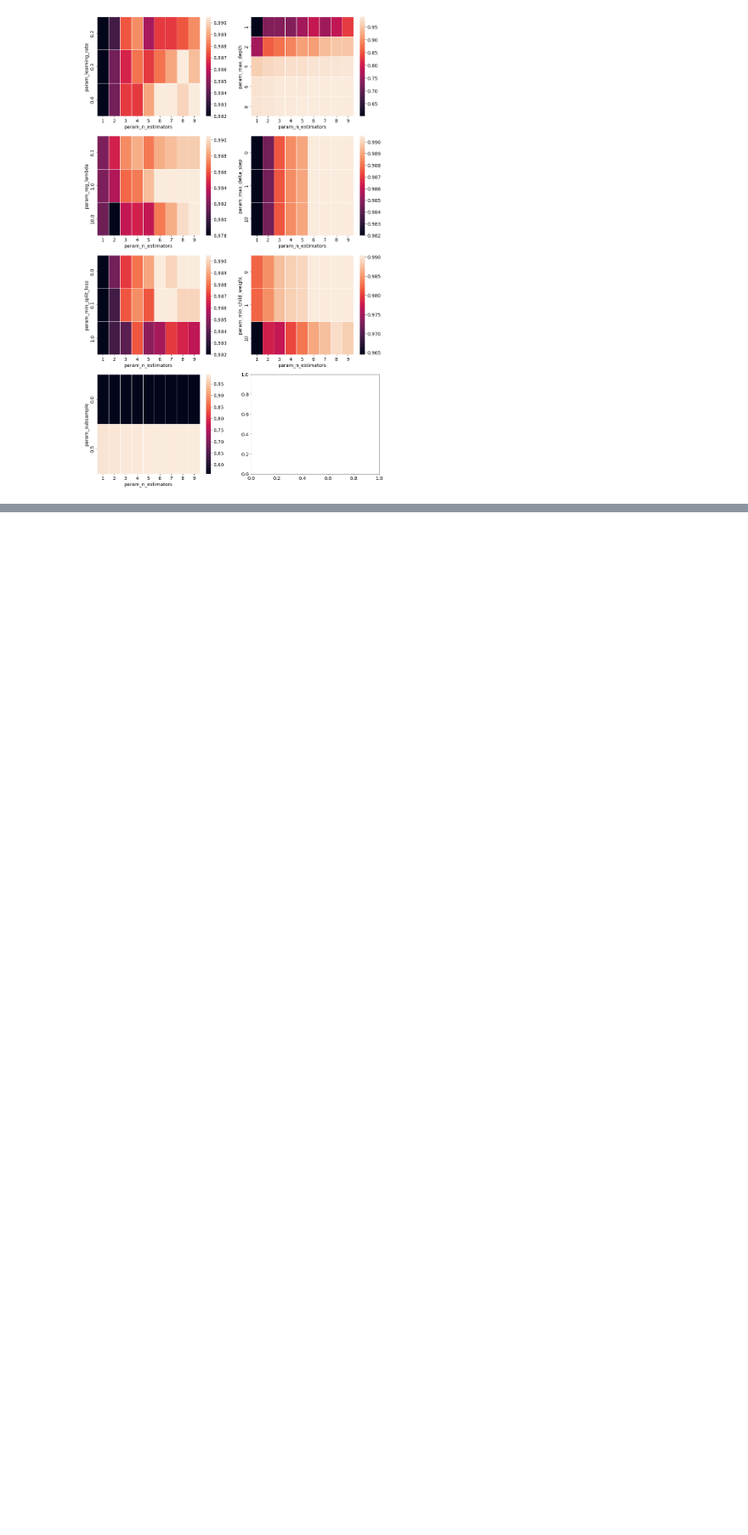
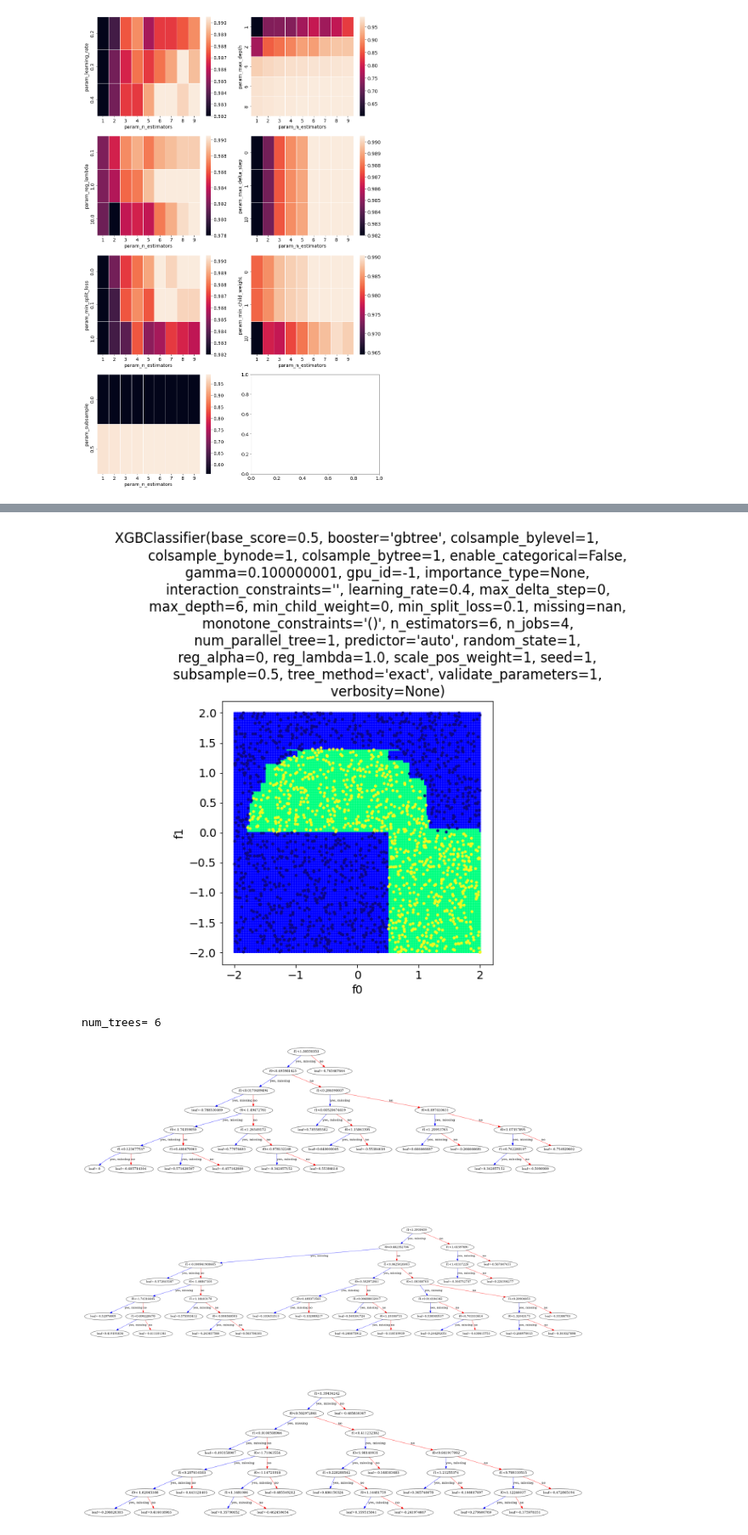
Before and after one commit to aidinattar/LoCP_MODB, a Jupyter notebook: Week4/Ex2_Aidin.ipynb, the cells around one changed output, grey strips where cells are left out. Shown at 85% size. Drawn from its saved outputs; the diff is of its cells as text; code cells hidden in the pictures; blank space fills up the shorter version.

```diff
--- a/Week4/Ex2_Aidin.ipynb
+++ b/Week4/Ex2_Aidin.ipynb
@@ -89,13 +89,4 @@ clf.fit(x_train,y_train)
 clf.score(x_test, y_test)
 # %% [output]
 0.9825
-# %%
-def classify(clf=GradientBoostingClassifier(),show=False):
-    clf.fit(x_train,y_train)
-    y_hat = clf.predict(x_test)
-    error=(100*(1-clf.score(x_test, y_test)))
-    if CASE<10: print("errors: {:.2f}%".format(100*(1-clf.score(x_test, y_test))))
-
-    print(clf.score(x_test, y_test))
-    return (clf.score(x_test, y_test))
 # %%
@@ -122,6 +116,7 @@ grid_result = grid.fit(x_train,y_train)
 # %%
-results = pd.DataFrame.from_dict(grid_result.cv_results_)
+#results = pd.DataFrame.from_dict(grid_result.cv_results_)
 #results.to_csv('GridSearchResults_4.csv')
+results = pd.read_csv("results_DATA/GridSearchResults_4.csv")
 # %%
 import seaborn as sns
 fig, ax = plt.subplots(4,2, figsize = (15,25))
@@ -175,0 +200,13 @@ Parameters of the best simple XGBoost model
+# %%
+classify(XGBClassifier(seed=1,
+                       objective='binary:logistic',
+                       #objective="reg:squarederror",eval_metric="rmse",
+                       reg_lambda=results.iloc[id]["param_reg_lambda"],
+                       n_estimators=results.iloc[id]["param_n_estimators"],
+                       min_split_loss=results.iloc[id]["param_min_split_loss"],
+                       learning_rate=results.iloc[id]["param_learning_rate"],
+                       max_depth=results.iloc[id]["param_max_depth"],
+                       subsample=results.iloc[id]["param_subsample"],
+                       min_child_weight=results.iloc[id]["param_min_child_weight"]),
+                       show=True)
+# %% [output]
@@ -176,3 +215,6 @@ Parameters of the best simple XGBoost model
+[figure, added]
+num_trees= 6
+[figure, added]
 # %% [markdown]
 <a style='text-decoration:none;line-height:16px;display:flex;color:#5B5B62;padding:10px;justify-content:end;' href='https://deepnote.com?utm_source=created-in-deepnote-cell&projectId=1cb9264e-65a5-431d-a980-16667908489e' target="_blank">
 <img alt='Created in deepnote.com' style='display:inline;max-height:16px;margin:0px;margin-right:7.5px;' src='embedded-picture-1' > </img>
```
Also changed, not shown: parts of 5 cells of this notebook.
